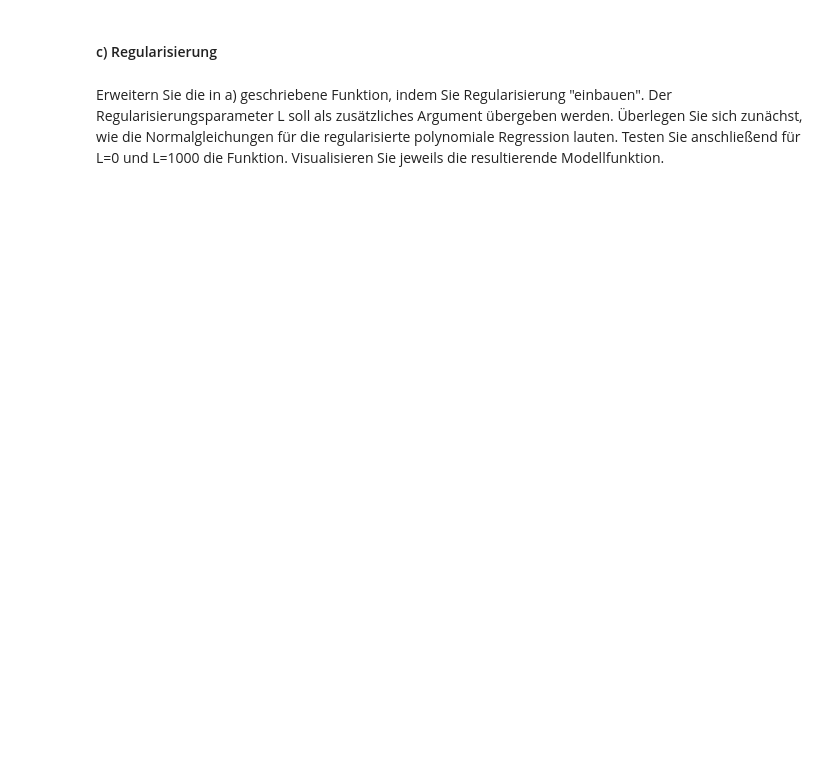
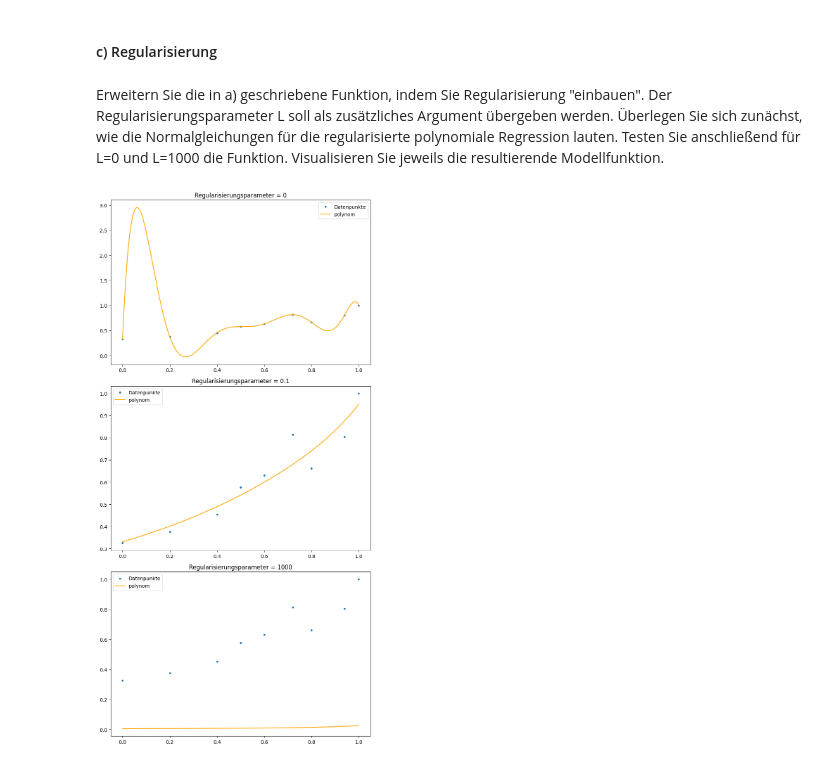
Before and after one commit to Schmiddi3110/MasterStudium, a Jupyter notebook: MAL/FehleranalyseKreuzvalidierung/Uebung_biasvariance.ipynb, the cells around one changed output. Saved outputs shown, nothing was run; the diff lists cells and outputs as text; code cells hidden in the pictures; blank space fills up the shorter version.

```diff
--- a/MAL/FehleranalyseKreuzvalidierung/Uebung_biasvariance.ipynb
+++ b/MAL/FehleranalyseKreuzvalidierung/Uebung_biasvariance.ipynb
@@ -119,0 +259,34 @@ Erweitern Sie die in a) geschriebene Funktion, indem Sie Regularisierung "einbau
+# %%
+fig, (ax1, ax2, ax3) = plt.subplots(3, 1, figsize=(8, 16))
+
+theta = polyreg_regulated(X, y, 10, 0)
+theta2 = polyreg_regulated(X, y, 10, 0.1)
+theta3 = polyreg_regulated(X, y, 10, 1000)
+
+x_vals = np.linspace(0,1,10000)
+y_vals = np.polyval(np.flipud(theta), x_vals)
+y_vals2 = np.polyval(np.flipud(theta2), x_vals)
+y_vals3 = np.polyval(np.flipud(theta3), x_vals)
+
+ax1.plot(X, y, '.',label='Datenpunkte')
+ax1.plot(x_vals, y_vals, label='polynom', color='orange')
+ax1.set_title('Regularisierungsparameter = 0')
+ax1.legend()
+
+ax2.plot(X, y, '.',label='Datenpunkte')
+ax2.plot(x_vals, y_vals2, label='polynom', color='orange')
+ax2.set_title('Regularisierungsparameter = 0.1')
+ax2.legend()
+
+ax3.plot(X, y, '.',label='Datenpunkte')
+ax3.plot(x_vals, y_vals3, label='polynom', color='orange')
+ax3.set_title('Regularisierungsparameter = 1000')
+ax3.legend()
+
+# Füge Platz zwischen den Subplots hinzu
+plt.tight_layout()
+
+# Zeige die Plots an
+plt.show()
+# %% [output]
+[figure, added]
```
Also changed, not shown: parts of 19 cells of this notebook.
